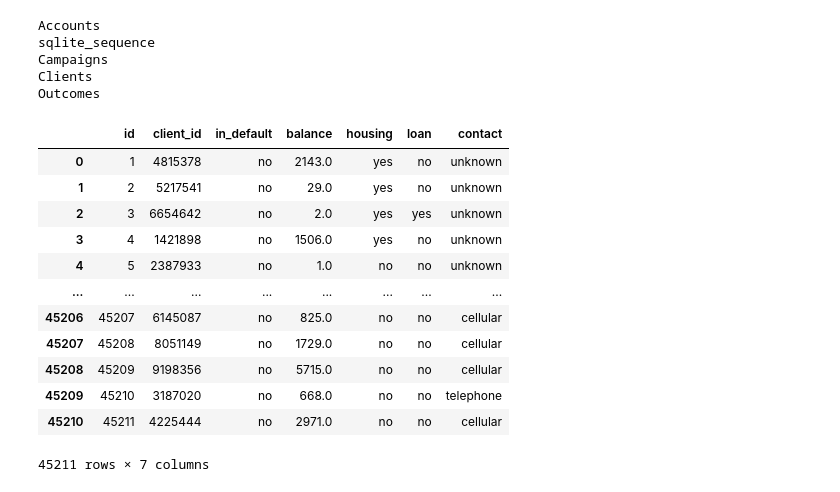
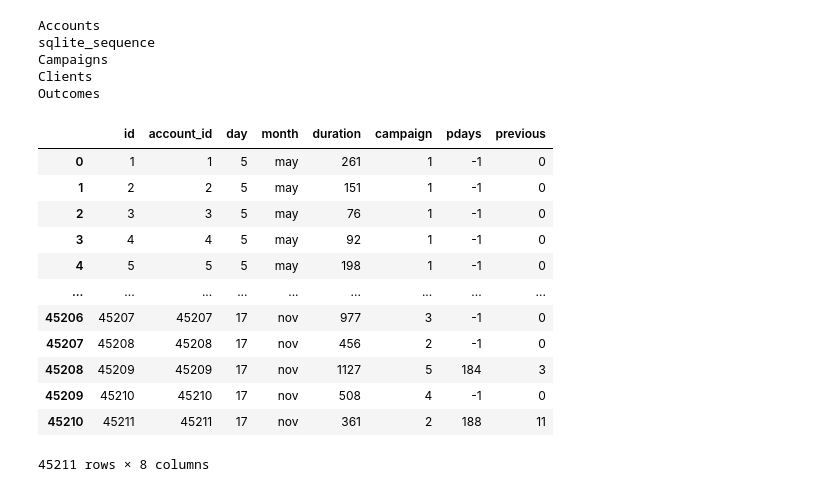
Before and after one commit to evakaldy/Bootcamp_Final_Project, a Jupyter notebook: explore_database.ipynb, the cells around one changed output. Saved outputs shown, nothing was run; the diff lists cells and outputs as text; code cells hidden in the pictures.

Commit message:
merged tables

```diff
--- a/explore_database.ipynb
+++ b/explore_database.ipynb
@@ -33,19 +33,19 @@ Campaigns
 Clients
 Outcomes
 # %%
-accounts_df = pd.read_sql_query("select * from Accounts", conn)
+accounts_df = pd.read_sql_query("select * from Campaigns", conn)
 accounts_df
 # %% [output]
-|  | id | client_id | in_default | balance | housing | loan | contact |
-| 0 | 1 | 4815378 | no | 2143.0 | yes | no | unknown |
-| 1 | 2 | 5217541 | no | 29.0 | yes | no | unknown |
-| 2 | 3 | 6654642 | no | 2.0 | yes | yes | unknown |
-| 3 | 4 | 1421898 | no | 1506.0 | yes | no | unknown |
-| 4 | 5 | 2387933 | no | 1.0 | no | no | unknown |
-| ... | ... | ... | ... | ... | ... | ... | ... |
-| 45206 | 45207 | 6145087 | no | 825.0 | no | no | cellular |
-| 45207 | 45208 | 8051149 | no | 1729.0 | no | no | cellular |
-| 45208 | 45209 | 9198356 | no | 5715.0 | no | no | cellular |
-| 45209 | 45210 | 3187020 | no | 668.0 | no | no | telephone |
-| 45210 | 45211 | 4225444 | no | 2971.0 | no | no | cellular |
+|  | id | account_id | day | month | duration | campaign | pdays | previous |
+| 0 | 1 | 1 | 5 | may | 261 | 1 | -1 | 0 |
+| 1 | 2 | 2 | 5 | may | 151 | 1 | -1 | 0 |
+| 2 | 3 | 3 | 5 | may | 76 | 1 | -1 | 0 |
+| 3 | 4 | 4 | 5 | may | 92 | 1 | -1 | 0 |
+| 4 | 5 | 5 | 5 | may | 198 | 1 | -1 | 0 |
+| ... | ... | ... | ... | ... | ... | ... | ... | ... |
+| 45206 | 45207 | 45207 | 17 | nov | 977 | 3 | -1 | 0 |
+| 45207 | 45208 | 45208 | 17 | nov | 456 | 2 | -1 | 0 |
+| 45208 | 45209 | 45209 | 17 | nov | 1127 | 5 | 184 | 3 |
+| 45209 | 45210 | 45210 | 17 | nov | 508 | 4 | -1 | 0 |
+| 45210 | 45211 | 45211 | 17 | nov | 361 | 2 | 188 | 11 |
-45211 rows × 7 columns
+45211 rows × 8 columns
```
Also changed, not shown: parts of 6 cells of this notebook.
